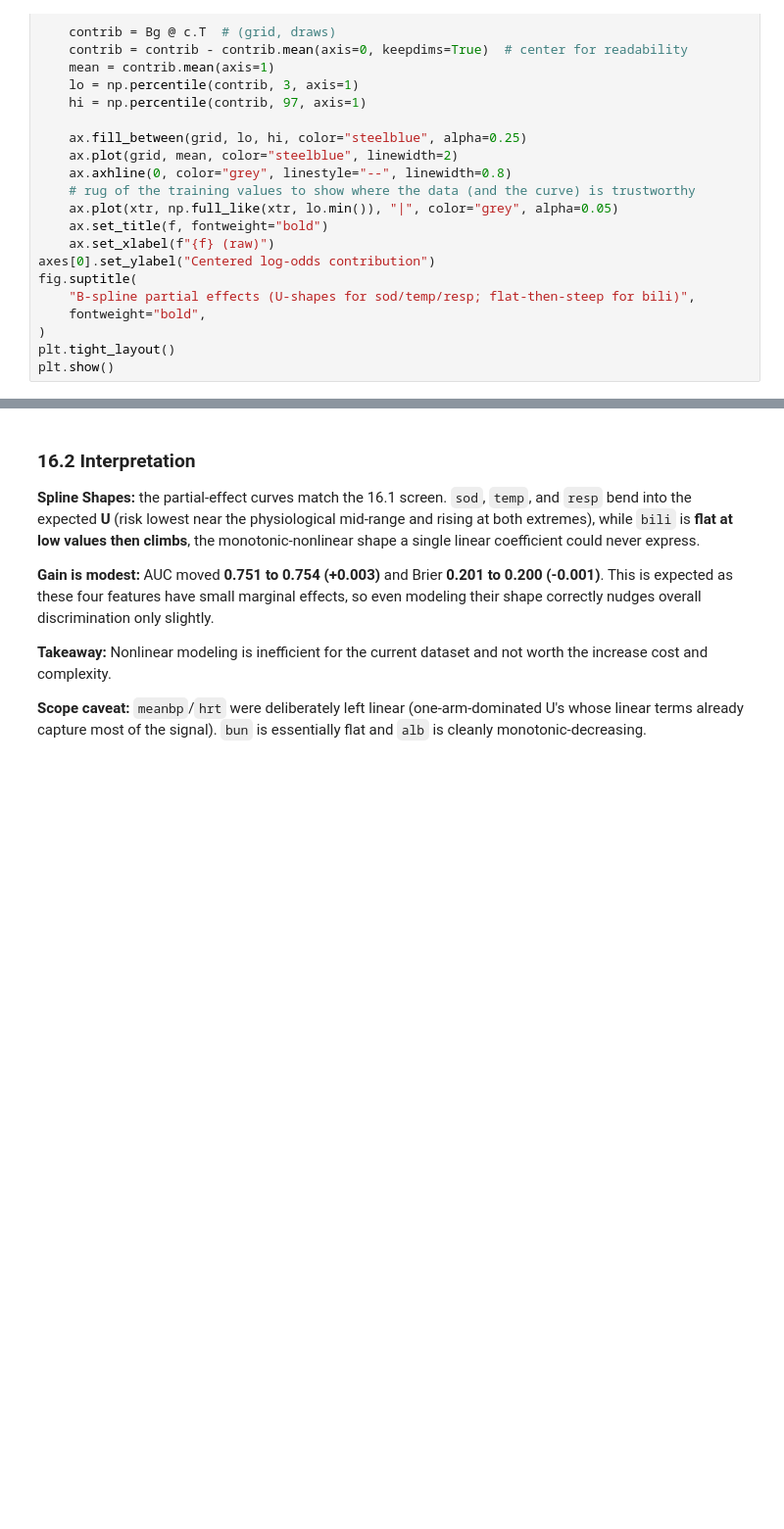
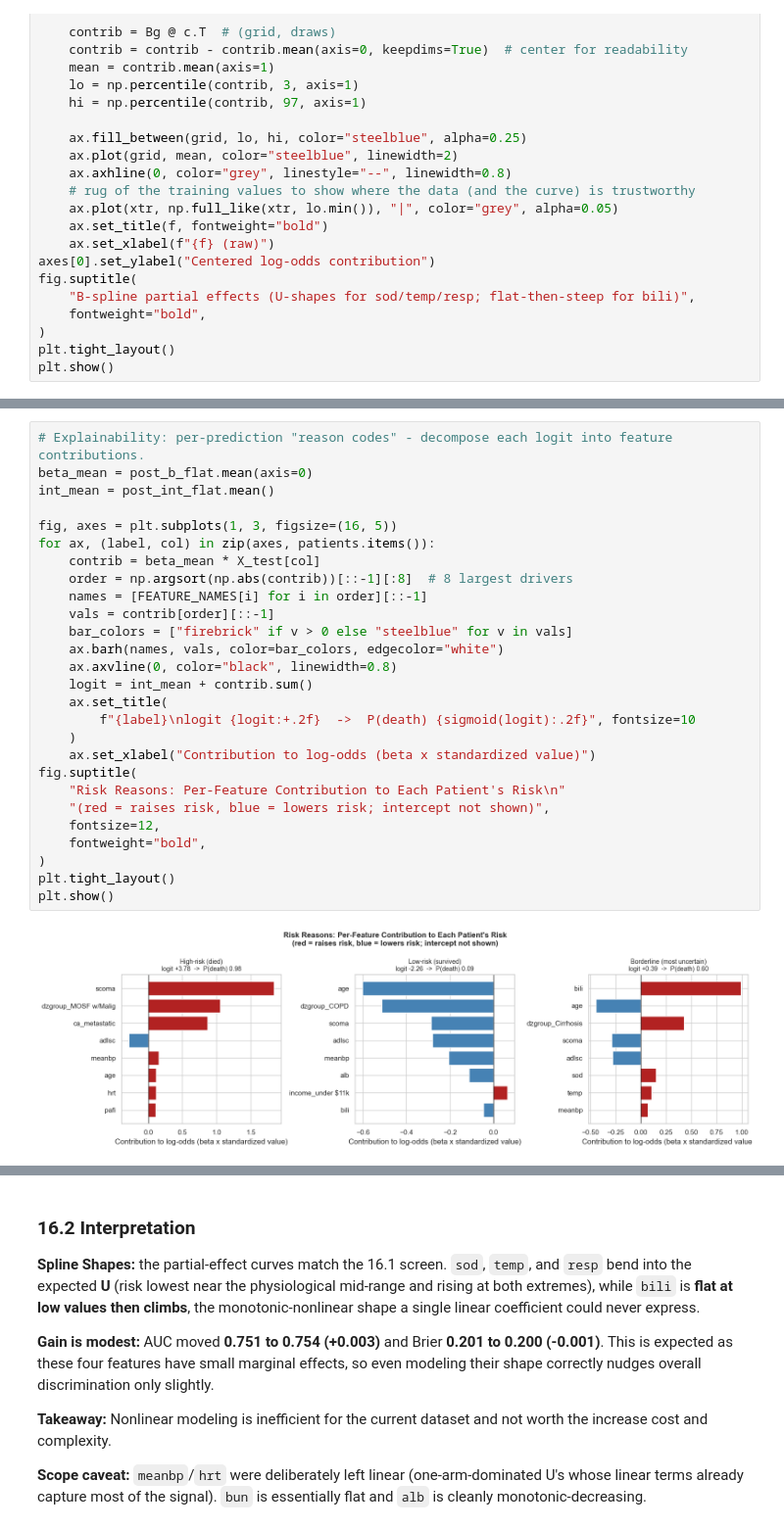
Before and after one commit to GoldenMouse/usd-aai-500-final, a Jupyter notebook: src/Final-Project-Report-Team-3_rc1.ipynb, the cells around one changed output, grey strips where cells are left out. Shown at 98% size. Cells and saved outputs as stored; diff of their text form; blank space fills up the shorter version.

```diff
--- a/src/Final-Project-Report-Team-3_rc1.ipynb
+++ b/src/Final-Project-Report-Team-3_rc1.ipynb
@@ -3638,0 +3736,29 @@ plt.show()
+# %%
+# Explainability: per-prediction "reason codes" - decompose each logit into feature contributions.
+beta_mean = post_b_flat.mean(axis=0)
+int_mean = post_int_flat.mean()
+
+fig, axes = plt.subplots(1, 3, figsize=(16, 5))
+for ax, (label, col) in zip(axes, patients.items()):
+    contrib = beta_mean * X_test[col]
+    order = np.argsort(np.abs(contrib))[::-1][:8]  # 8 largest drivers
+    names = [FEATURE_NAMES[i] for i in order][::-1]
+    vals = contrib[order][::-1]
+    bar_colors = ["firebrick" if v > 0 else "steelblue" for v in vals]
+    ax.barh(names, vals, color=bar_colors, edgecolor="white")
+    ax.axvline(0, color="black", linewidth=0.8)
+    logit = int_mean + contrib.sum()
+    ax.set_title(
+        f"{label}\nlogit {logit:+.2f}  ->  P(death) {sigmoid(logit):.2f}", fontsize=10
+    )
+    ax.set_xlabel("Contribution to log-odds (beta x standardized value)")
+fig.suptitle(
+    "Risk Reasons: Per-Feature Contribution to Each Patient's Risk\n"
+    "(red = raises risk, blue = lowers risk; intercept not shown)",
+    fontsize=12,
+    fontweight="bold",
+)
+plt.tight_layout()
+plt.show()
+# %% [output]
+[figure, added]
```
Also changed, not shown: parts of 4 cells of this notebook.
